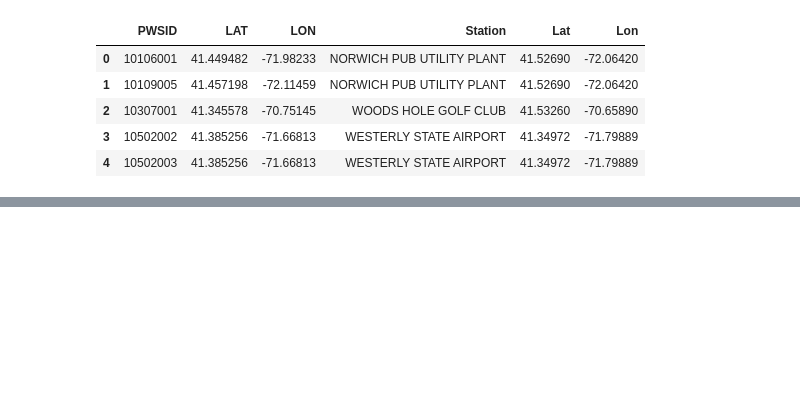
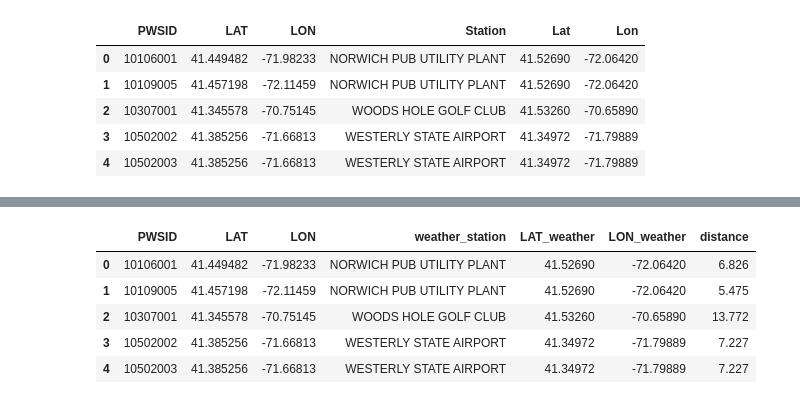
Before and after one commit to codeforboston/safe-water, a Jupyter notebook: code/python/notebooks/stations_to_systems_distance/systems_to_station_distance.ipynb, the cells around one changed output, grey strips where cells are left out. Cells and saved outputs as stored; diff of their text form; code cells hidden in the pictures; blank space fills up the shorter version.

```diff
--- a/code/python/notebooks/stations_to_systems_distance/systems_to_station_distance.ipynb
+++ b/code/python/notebooks/stations_to_systems_distance/systems_to_station_distance.ipynb
@@ -384,0 +382,8 @@ stations_and_systems.rename(index=str, columns={"Station": "weather_station",
+# %%
+%%time
+#Compute the distance to the nearest stations after the fact:
+stations_and_systems['distance'] = stations_and_systems.apply(lambda row: round(geodesic((row.loc['LAT'],
+                                                                                          row.loc['LON']),
+                                                                                         (row.loc['LAT_weather'],
+                                                                                          row.loc['LON_weather'])).miles, 3),
+                                                              axis=1)
@@ -385,3 +393,12 @@ stations_and_systems.rename(index=str, columns={"Station": "weather_station",
+# %%
+stations_and_systems[:5]
+# %% [output]
+|  | PWSID | LAT | LON | weather_station | LAT_weather | LON_weather | distance |
+| 0 | 10106001 | 41.449482 | -71.98233 | NORWICH PUB UTILITY PLANT | 41.52690 | -72.06420 | 6.826 |
+| 1 | 10109005 | 41.457198 | -72.11459 | NORWICH PUB UTILITY PLANT | 41.52690 | -72.06420 | 5.475 |
+| 2 | 10307001 | 41.345578 | -70.75145 | WOODS HOLE GOLF CLUB | 41.53260 | -70.65890 | 13.772 |
+| 3 | 10502002 | 41.385256 | -71.66813 | WESTERLY STATE AIRPORT | 41.34972 | -71.79889 | 7.227 |
+| 4 | 10502003 | 41.385256 | -71.66813 | WESTERLY STATE AIRPORT | 41.34972 | -71.79889 | 7.227 |
 # %%
 !pwd
 # %% [output]
```
Also changed, not shown: parts of 6 cells of this notebook, 1 other file.
